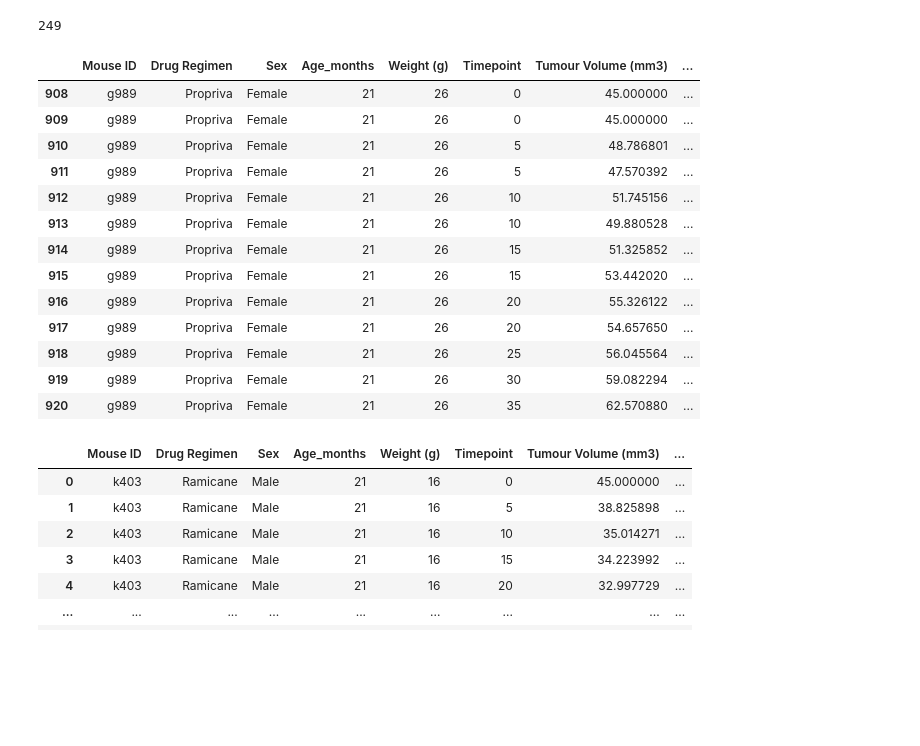
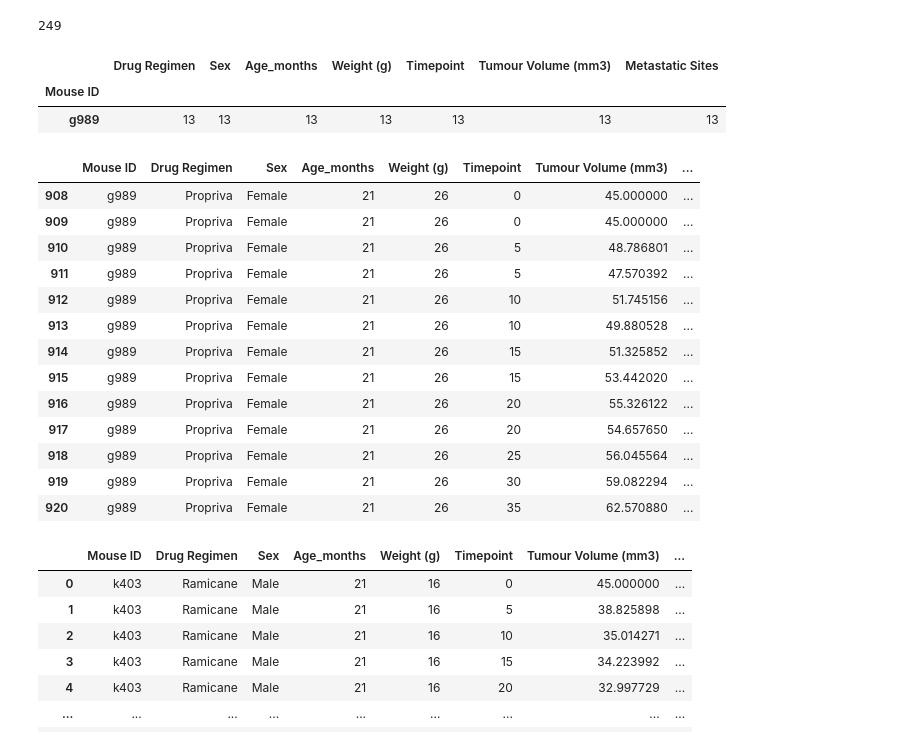
Before and after one commit to DannyBruzz/Matplotlib, a Jupyter notebook: Pymaceuticals/pymaceuticals_V2.ipynb, the cells around one changed output. Drawn from its saved outputs; the diff is of its cells as text; code cells hidden in the pictures; blank space fills up the shorter version.

```diff
--- a/Pymaceuticals/Pymaceuticals_v1.ipynb
+++ b/Pymaceuticals/pymaceuticals_V2.ipynb
@@ -44,27 +37,32 @@ len(mice["Mouse ID"])
 # %%
 # Getting the duplicate mice by ID number that shows up for Mouse ID and Timepoint.
 duplicate_df = mouse_study_df.copy()
-dupl_group = duplicate_df.groupby(["Mouse ID"])
-dupl_count = dupl_group.count()
-duplicate_mouse = dupl_count.loc[dupl_count["Timepoint"] > 10]
-# Optional: Get all the data for the duplicate mouse ID.
-dupl_mice = duplicate_df.loc[duplicate_df['Mouse ID'] == 'g989']
-dupl_mice
+dupl_group = duplicate_df.groupby(["Mouse ID"]).count()
+duplicate_mice = dupl_group.loc[dupl_group["Timepoint"] > 10]
+duplicate_mice
 # %% [output]
-|  | Mouse ID | Drug Regimen | Sex | Age_months | Weight (g) | Timepoint | Tumour Volume (mm3) | ... |
-| 908 | g989 | Propriva | Female | 21 | 26 | 0 | 45.000000 | ... |
-| 909 | g989 | Propriva | Female | 21 | 26 | 0 | 45.000000 | ... |
-| 910 | g989 | Propriva | Female | 21 | 26 | 5 | 48.786801 | ... |
-| 911 | g989 | Propriva | Female | 21 | 26 | 5 | 47.570392 | ... |
-| 912 | g989 | Propriva | Female | 21 | 26 | 10 | 51.745156 | ... |
-| 913 | g989 | Propriva | Female | 21 | 26 | 10 | 49.880528 | ... |
-| 914 | g989 | Propriva | Female | 21 | 26 | 15 | 51.325852 | ... |
-| 915 | g989 | Propriva | Female | 21 | 26 | 15 | 53.442020 | ... |
-| 916 | g989 | Propriva | Female | 21 | 26 | 20 | 55.326122 | ... |
-| 917 | g989 | Propriva | Female | 21 | 26 | 20 | 54.657650 | ... |
-| 918 | g989 | Propriva | Female | 21 | 26 | 25 | 56.045564 | ... |
-| 919 | g989 | Propriva | Female | 21 | 26 | 30 | 59.082294 | ... |
-| 920 | g989 | Propriva | Female | 21 | 26 | 35 | 62.570880 | ... |
+|  | Drug Regimen | Sex | Age_months | Weight (g) | Timepoint | Tumour Volume (mm3) | Metastatic Sites |
+| Mouse ID |  |  |  |  |  |  |  |
+| g989 | 13 | 13 | 13 | 13 | 13 | 13 | 13 |
+# %%
+# Optional: Get all the data for the duplicate mouse ID.
+dupl_mice = duplicate_df.loc[duplicate_df['Mouse ID'] == 'g989']
+dupl_mice
+# %% [output]
+|  | Mouse ID | Drug Regimen | Sex | Age_months | Weight (g) | Timepoint | Tumour Volume (mm3) | ... |
+| 908 | g989 | Propriva | Female | 21 | 26 | 0 | 45.000000 | ... |
+| 909 | g989 | Propriva | Female | 21 | 26 | 0 | 45.000000 | ... |
+| 910 | g989 | Propriva | Female | 21 | 26 | 5 | 48.786801 | ... |
+| 911 | g989 | Propriva | Female | 21 | 26 | 5 | 47.570392 | ... |
+| 912 | g989 | Propriva | Female | 21 | 26 | 10 | 51.745156 | ... |
+| 913 | g989 | Propriva | Female | 21 | 26 | 10 | 49.880528 | ... |
+| 914 | g989 | Propriva | Female | 21 | 26 | 15 | 51.325852 | ... |
+| 915 | g989 | Propriva | Female | 21 | 26 | 15 | 53.442020 | ... |
+| 916 | g989 | Propriva | Female | 21 | 26 | 20 | 55.326122 | ... |
+| 917 | g989 | Propriva | Female | 21 | 26 | 20 | 54.657650 | ... |
+| 918 | g989 | Propriva | Female | 21 | 26 | 25 | 56.045564 | ... |
+| 919 | g989 | Propriva | Female | 21 | 26 | 30 | 59.082294 | ... |
+| 920 | g989 | Propriva | Female | 21 | 26 | 35 | 62.570880 | ... |
 # %%
 # Create a clean DataFrame by dropping the duplicate mouse by its ID.
 clean_df = mouse_study_df.copy()
```
Also changed, not shown: parts of 33 cells of this notebook.
